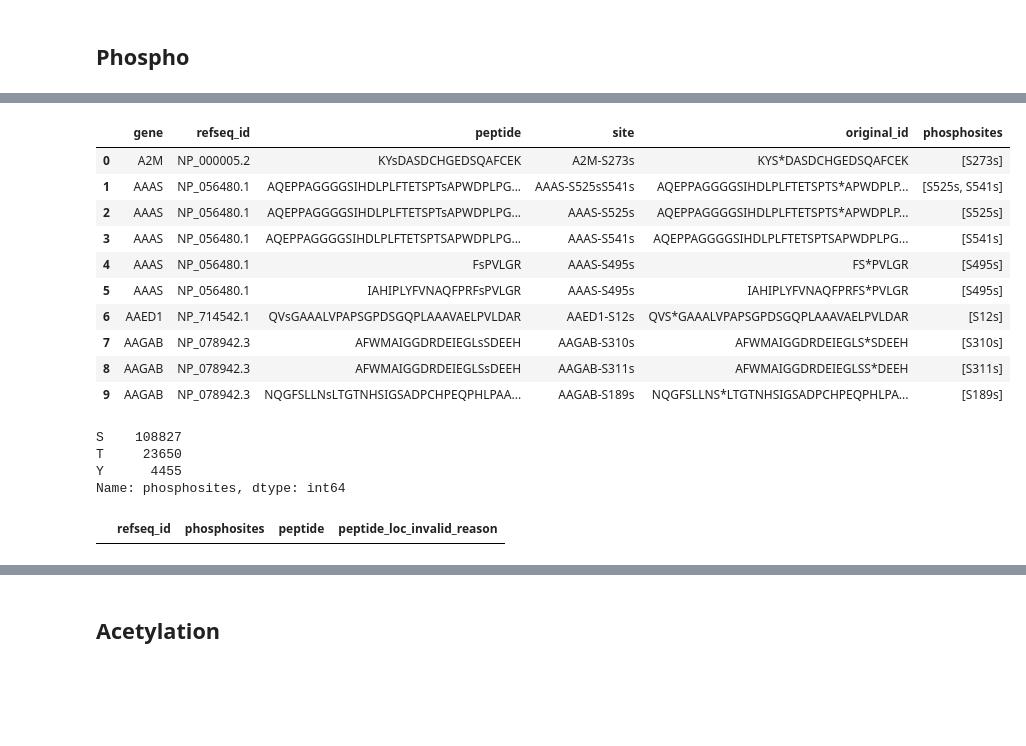
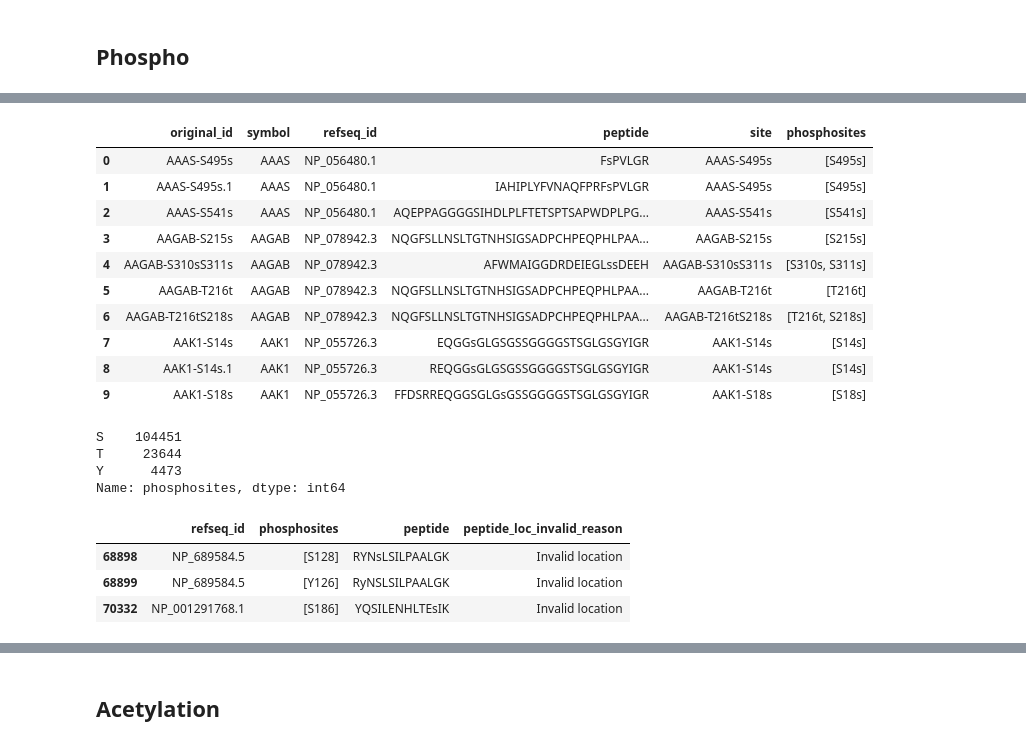
Before and after one commit to ccwang002/cptac_proteome_preprocess, a Jupyter notebook: notebooks/04_cptac3_confirmatory/01_gbm_confirm_peptide_range.ipynb, the cells around one changed output, grey strips where cells are left out. Drawn from its saved outputs; the diff is of its cells as text; code cells hidden in the pictures; blank space fills up the shorter version.

Commit message:
Extract GBM confirmatory peptide locations

```diff
--- a/notebooks/04_cptac3_confirmatory/01_gbm_confirm_peptide_range.ipynb
+++ b/notebooks/04_cptac3_confirmatory/01_gbm_confirm_peptide_range.ipynb
@@ -9,8 +9,8 @@ DATA_ROOT = Path('/Users/liang/Box/MyCPTAC/CPTAC_proteome_v3.1/')
 
 refseq_fasta_pth = DATA_ROOT / 'DCC/RefSeq_20180629/RefSeq.20180629_Human_ucsc_hg38_cpdbnr_mito_264contams.fasta.gz'
 
-phospho_pth = DATA_ROOT / 'CPTAC3/GBM_discovery/phosphoproteome_mssm_per_gene_clean.v4.0.20200430.tsv.gz'
-acetyl_pth = DATA_ROOT / 'CPTAC3/GBM_discovery/acetylome_mssm_per_gene_clean.v4.0.20200430.tsv.gz'
+phospho_pth = DATA_ROOT / 'CPTAC3/GBM_confirmatory/pnnl_phosphoproteome.peptide.tsv.gz'
+acetyl_pth = DATA_ROOT / 'CPTAC3/GBM_confirmatory/pnnl_acetylproteome.peptide.tsv.gz'
 # %%
 protein_fa = FastaFile(str(refseq_fasta_pth))
 # %%
@@ -54,28 +65,29 @@ raw_phospho_df.head()
 # %%
-peptide_df = raw_phospho_df.loc[:, ['gene', 'refseq_id', 'peptide', 'site']]
-peptide_df['original_id'] = peptide_df['peptide']
-peptide_df['peptide'] = peptide_df['peptide'].str.replace(r'([STY])\*', lambda m: m.group(1).lower())
+peptide_df = raw_phospho_df.loc[
+    ~raw_phospho_df['site'].str.endswith('-NULL'),
+    ['original_id', 'symbol', 'refseq_id', 'peptide', 'site']
+]
+peptide_df['peptide'] = peptide_df['peptide'].str.replace(r'([A-Z])\*', lambda m: m.group(1).lower())
 peptide_df['phosphosites'] = peptide_df['site'].str.split('-', 1, expand=True).iloc[:, 1].str.findall(r'[A-Z]\d+[a-z]')
 peptide_df.head(10)
 # %% [output]
-|  | gene | refseq_id | peptide | site | original_id | phosphosites |
-| 0 | A2M | NP_000005.2 | KYsDASDCHGEDSQAFCEK | A2M-S273s | KYS*DASDCHGEDSQAFCEK | [S273s] |
-| 1 | AAAS | NP_056480.1 | AQEPPAGGGGSIHDLPLFTETSPTsAPWDPLPG... | AAAS-S525sS541s | AQEPPAGGGGSIHDLPLFTETSPTS*APWDPLP... | [S525s, S541s] |
-| 2 | AAAS | NP_056480.1 | AQEPPAGGGGSIHDLPLFTETSPTsAPWDPLPG... | AAAS-S525s | AQEPPAGGGGSIHDLPLFTETSPTS*APWDPLP... | [S525s] |
-| 3 | AAAS | NP_056480.1 | AQEPPAGGGGSIHDLPLFTETSPTSAPWDPLPG... | AAAS-S541s | AQEPPAGGGGSIHDLPLFTETSPTSAPWDPLPG... | [S541s] |
-| 4 | AAAS | NP_056480.1 | FsPVLGR | AAAS-S495s | FS*PVLGR | [S495s] |
-| 5 | AAAS | NP_056480.1 | IAHIPLYFVNAQFPRFsPVLGR | AAAS-S495s | IAHIPLYFVNAQFPRFS*PVLGR | [S495s] |
-| 6 | AAED1 | NP_714542.1 | QVsGAAALVPAPSGPDSGQPLAAAVAELPVLDAR | AAED1-S12s | QVS*GAAALVPAPSGPDSGQPLAAAVAELPVLDAR | [S12s] |
-| 7 | AAGAB | NP_078942.3 | AFWMAIGGDRDEIEGLsSDEEH | AAGAB-S310s | AFWMAIGGDRDEIEGLS*SDEEH | [S310s] |
-| 8 | AAGAB | NP_078942.3 | AFWMAIGGDRDEIEGLSsDEEH | AAGAB-S311s | AFWMAIGGDRDEIEGLSS*DEEH | [S311s] |
-| 9 | AAGAB | NP_078942.3 | NQGFSLLNsLTGTNHSIGSADPCHPEQPHLPAA... | AAGAB-S189s | NQGFSLLNS*LTGTNHSIGSADPCHPEQPHLPA... | [S189s] |
+|  | original_id | symbol | refseq_id | peptide | site | phosphosites |
+| 0 | AAAS-S495s | AAAS | NP_056480.1 | FsPVLGR | AAAS-S495s | [S495s] |
+| 1 | AAAS-S495s.1 | AAAS | NP_056480.1 | IAHIPLYFVNAQFPRFsPVLGR | AAAS-S495s | [S495s] |
+| 2 | AAAS-S541s | AAAS | NP_056480.1 | AQEPPAGGGGSIHDLPLFTETSPTSAPWDPLPG... | AAAS-S541s | [S541s] |
+| 3 | AAGAB-S215s | AAGAB | NP_078942.3 | NQGFSLLNSLTGTNHSIGSADPCHPEQPHLPAA... | AAGAB-S215s | [S215s] |
+| 4 | AAGAB-S310sS311s | AAGAB | NP_078942.3 | AFWMAIGGDRDEIEGLssDEEH | AAGAB-S310sS311s | [S310s, S311s] |
+| 5 | AAGAB-T216t | AAGAB | NP_078942.3 | NQGFSLLNSLTGTNHSIGSADPCHPEQPHLPAA... | AAGAB-T216t | [T216t] |
+| 6 | AAGAB-T216tS218s | AAGAB | NP_078942.3 | NQGFSLLNSLTGTNHSIGSADPCHPEQPHLPAA... | AAGAB-T216tS218s | [T216t, S218s] |
+| 7 | AAK1-S14s | AAK1 | NP_055726.3 | EQGGsGLGSGSSGGGGSTSGLGSGYIGR | AAK1-S14s | [S14s] |
+| 8 | AAK1-S14s.1 | AAK1 | NP_055726.3 | REQGGsGLGSGSSGGGGSTSGLGSGYIGR | AAK1-S14s | [S14s] |
+| 9 | AAK1-S18s | AAK1 | NP_055726.3 | FFDSRREQGGSGLGsGSSGGGGSTSGLGSGYIGR | AAK1-S18s | [S18s] |
 # %%
-# Check what residues are modified
 peptide_df['phosphosites'].explode().apply(lambda x: x[0]).value_counts()
 # %% [output]
-S    108827
-T     23650
-Y      4455
+S    104451
+T     23644
+Y      4473
 Name: phosphosites, dtype: int64
 # %%
 # Keep only STY that are phosphosites
@@ -103,6 +115,9 @@ peptide_with_loc_df.loc[
 ]
 # %% [output]
 |  | refseq_id | phosphosites | peptide | peptide_loc_invalid_reason |
+| 68898 | NP_689584.5 | [S128] | RYNsLSILPAALGK | Invalid location |
+| 68899 | NP_689584.5 | [Y126] | RyNSLSILPAALGK | Invalid location |
+| 70332 | NP_001291768.1 | [S186] | YQSILENHLTEsIK | Invalid location |
 # %%
 out_df = peptide_with_loc_df.loc[
     :,
```
Also changed, not shown: parts of 10 cells of this notebook.
